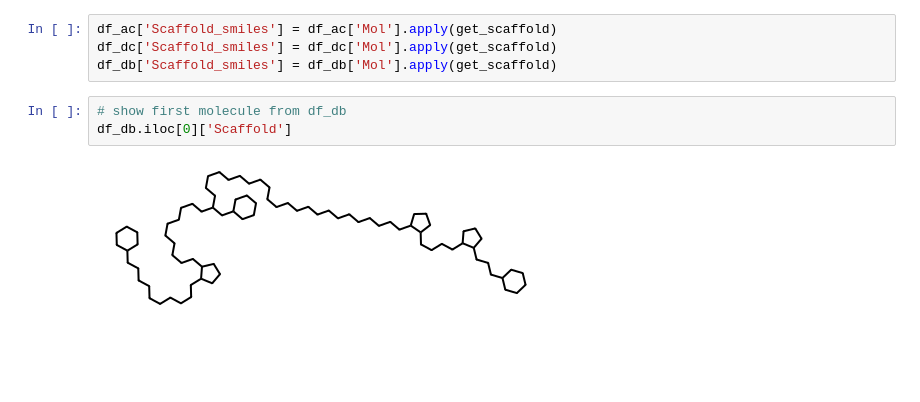
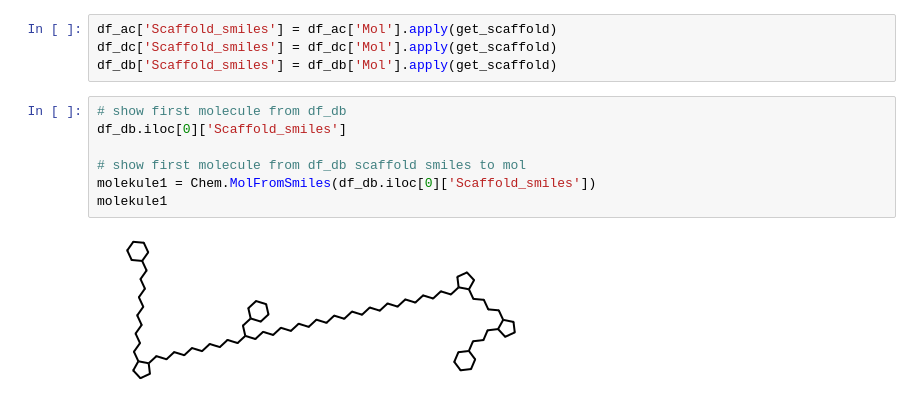
Before and after one commit to lich-uct/cdd2023, a Jupyter notebook: fulopj/jp_ntb/cdd_11_scaffold_analysis.ipynb, the cells around one changed output. Cells and saved outputs as stored; diff of their text form; blank space fills up the shorter version.

Commit message:
scaffold analysis

```diff
--- a/fulopj/jp_ntb/cdd_11_scaffold_analysis.ipynb
+++ b/fulopj/jp_ntb/cdd_11_scaffold_analysis.ipynb
@@ -121,6 +121,10 @@ df_dc['Scaffold_smiles'] = df_dc['Mol'].apply(get_scaffold)
 df_db['Scaffold_smiles'] = df_db['Mol'].apply(get_scaffold)
 # %%
 # show first molecule from df_db
-df_db.iloc[0]['Scaffold']
+df_db.iloc[0]['Scaffold_smiles']
+
+# show first molecule from df_db scaffold smiles to mol
+molekule1 = Chem.MolFromSmiles(df_db.iloc[0]['Scaffold_smiles'])
+molekule1
 # %% [output]
-[figure, old version]
+[figure, new version]
```
Also changed, not shown: parts of 9 cells of this notebook, 1 other file.
